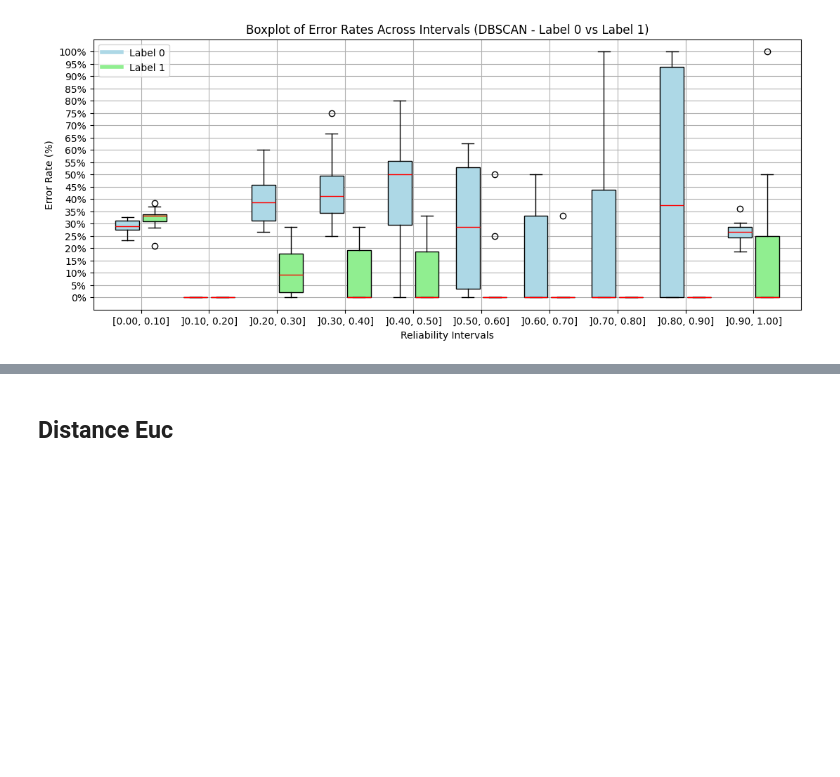
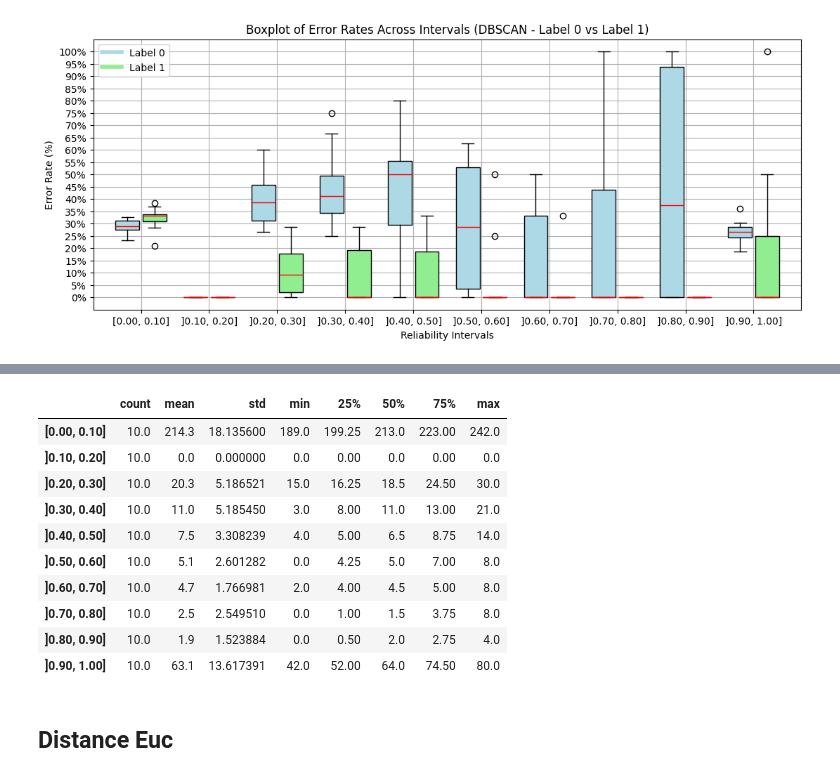
Before and after one commit to Oak10/pointwise-benchmark, a Jupyter notebook: samples_9/results.ipynb, the cells around one changed output, grey strips where cells are left out. Saved outputs shown, nothing was run; the diff lists cells and outputs as text; code cells hidden in the pictures; blank space fills up the shorter version.

```diff
--- a/samples_9/results.ipynb
+++ b/samples_9/results.ipynb
@@ -373,3 +482,17 @@ plot_boxplot_intervals_error_rate(all_intervals_error_0, all_intervals_error_1,
+# %%
+df_label_0.describe().T
+# %% [output]
+|  | count | mean | std | min | 25% | 50% | 75% | max |
+| [0.00, 0.10] | 10.0 | 214.3 | 18.135600 | 189.0 | 199.25 | 213.0 | 223.00 | 242.0 |
+| ]0.10, 0.20] | 10.0 | 0.0 | 0.000000 | 0.0 | 0.00 | 0.0 | 0.00 | 0.0 |
+| ]0.20, 0.30] | 10.0 | 20.3 | 5.186521 | 15.0 | 16.25 | 18.5 | 24.50 | 30.0 |
+| ]0.30, 0.40] | 10.0 | 11.0 | 5.185450 | 3.0 | 8.00 | 11.0 | 13.00 | 21.0 |
+| ]0.40, 0.50] | 10.0 | 7.5 | 3.308239 | 4.0 | 5.00 | 6.5 | 8.75 | 14.0 |
+| ]0.50, 0.60] | 10.0 | 5.1 | 2.601282 | 0.0 | 4.25 | 5.0 | 7.00 | 8.0 |
+| ]0.60, 0.70] | 10.0 | 4.7 | 1.766981 | 2.0 | 4.00 | 4.5 | 5.00 | 8.0 |
+| ]0.70, 0.80] | 10.0 | 2.5 | 2.549510 | 0.0 | 1.00 | 1.5 | 3.75 | 8.0 |
+| ]0.80, 0.90] | 10.0 | 1.9 | 1.523884 | 0.0 | 0.50 | 2.0 | 2.75 | 4.0 |
+| ]0.90, 1.00] | 10.0 | 63.1 | 13.617391 | 42.0 | 52.00 | 64.0 | 74.50 | 80.0 |
 # %% [markdown]
 ## Distance Euc
 # %%
```
Also changed, not shown: parts of 10 cells of this notebook.
